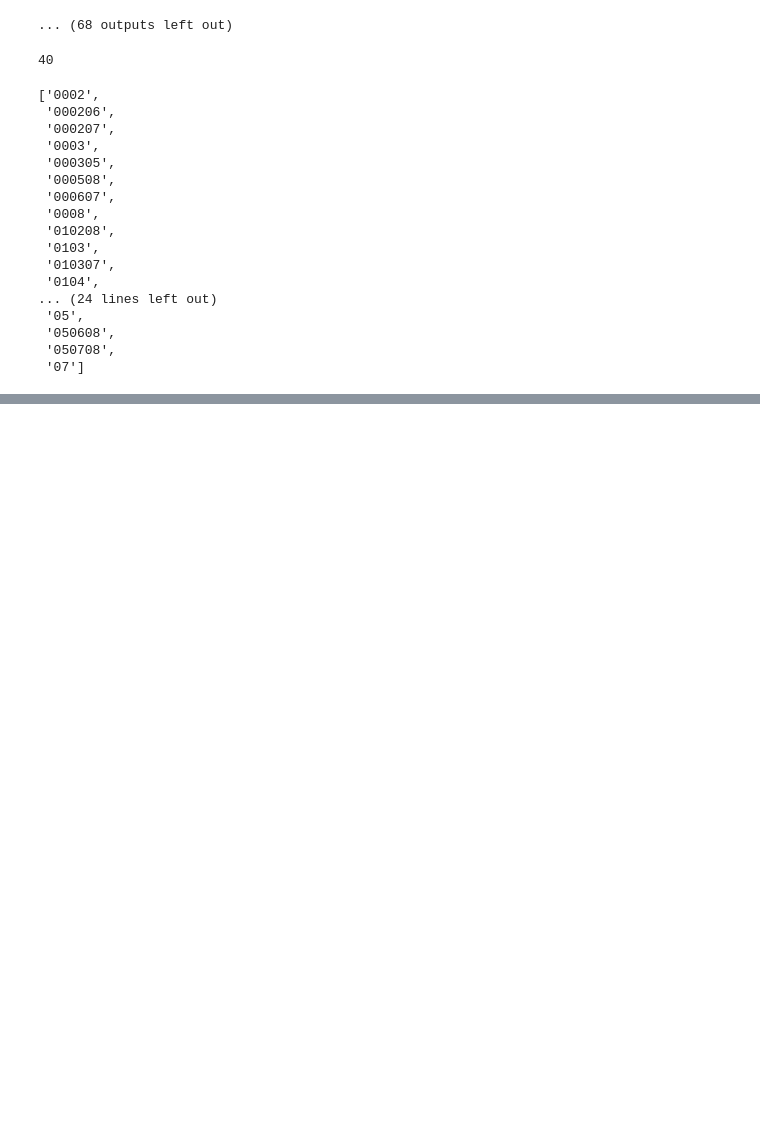
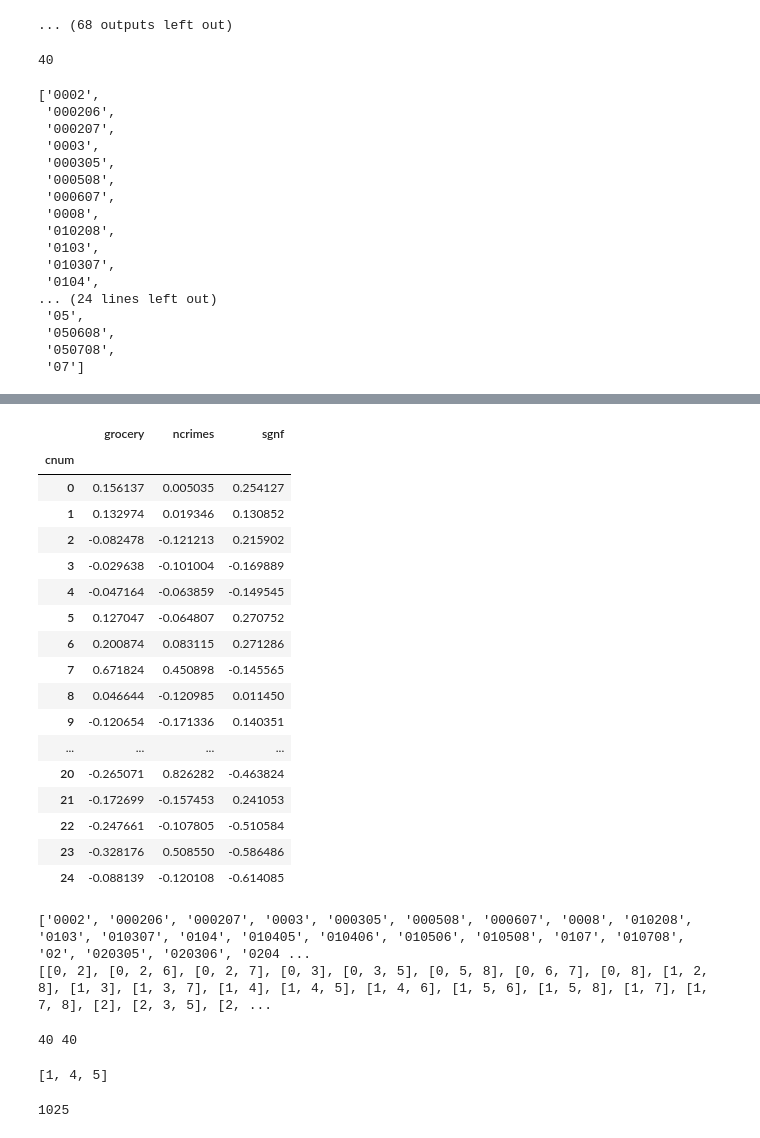
Before and after one commit to crupley/hoodie-development, a Jupyter notebook: explore/cutlists to json.ipynb, the cells around one changed output, grey strips where cells are left out. Saved outputs shown, nothing was run; the diff lists cells and outputs as text; code cells hidden in the pictures; blank space fills up the shorter version.

```diff
--- a/explore/cutlists to json.ipynb
+++ b/explore/cutlists to json.ipynb
@@ -282,0 +334,48 @@ files
+# %%
+cnum = cut2cluster('010405', nclusters)
+# %%
+#fnames = [mapno2list('010405')]
+
+fbars = feature_bars(df[fnames[13*25]], cnum)
+fbars
+# %% [output]
+|  | grocery | ncrimes | sgnf |
+| cnum |  |  |  |
+| 0 | 0.156137 | 0.005035 | 0.254127 |
+| 1 | 0.132974 | 0.019346 | 0.130852 |
+| 2 | -0.082478 | -0.121213 | 0.215902 |
+| 3 | -0.029638 | -0.101004 | -0.169889 |
+| 4 | -0.047164 | -0.063859 | -0.149545 |
+| 5 | 0.127047 | -0.064807 | 0.270752 |
+| 6 | 0.200874 | 0.083115 | 0.271286 |
+| 7 | 0.671824 | 0.450898 | -0.145565 |
+| 8 | 0.046644 | -0.120985 | 0.011450 |
+| 9 | -0.120654 | -0.171336 | 0.140351 |
+| ... | ... | ... | ... |
+| 20 | -0.265071 | 0.826282 | -0.463824 |
+| 21 | -0.172699 | -0.157453 | 0.241053 |
+| 22 | -0.247661 | -0.107805 | -0.510584 |
+| 23 | -0.328176 | 0.508550 | -0.586486 |
+| 24 | -0.088139 | -0.120108 | -0.614085 |
+# %%
+files = os.listdir('results')
+files = [f[2:-4] for f in files if f[:2] == 'CL']
+files.remove('xx')
+files.remove('000406')
+
+files = [f for f in files if len(f) <= 6]
+
+fnames = [mapno2list(f) for f in files]
+print files
+print fnames
+# %% [output]
+['0002', '000206', '000207', '0003', '000305', '000508', '000607', '0008', '010208', '0103', '010307', '0104', '010405', '010406', '010506', '010508', '0107', '010708', '02', '020305', '020306', '0204 ...
+[[0, 2], [0, 2, 6], [0, 2, 7], [0, 3], [0, 3, 5], [0, 5, 8], [0, 6, 7], [0, 8], [1, 2, 8], [1, 3], [1, 3, 7], [1, 4], [1, 4, 5], [1, 4, 6], [1, 5, 6], [1, 5, 8], [1, 7], [1, 7, 8], [2], [2, 3, 5], [2, ...
+# %%
+print len(files), len(fnames)
+# %% [output]
+40 40
+# %%
+fnames[12]
+# %% [output]
+[1, 4, 5]
@@ -282,0 +385,4 @@ files
+# %%
+len(fnames)
+# %% [output]
+1025
```
Also changed, not shown: parts of 6 cells of this notebook.
